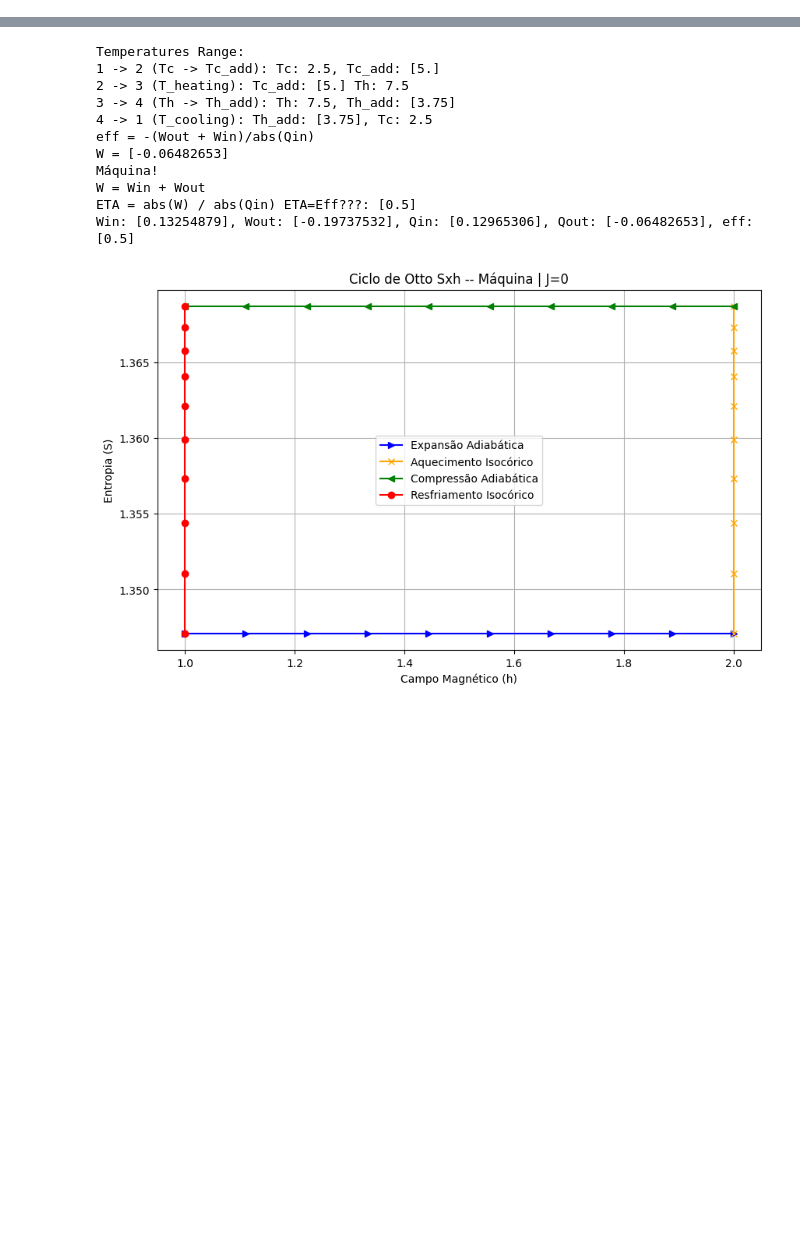
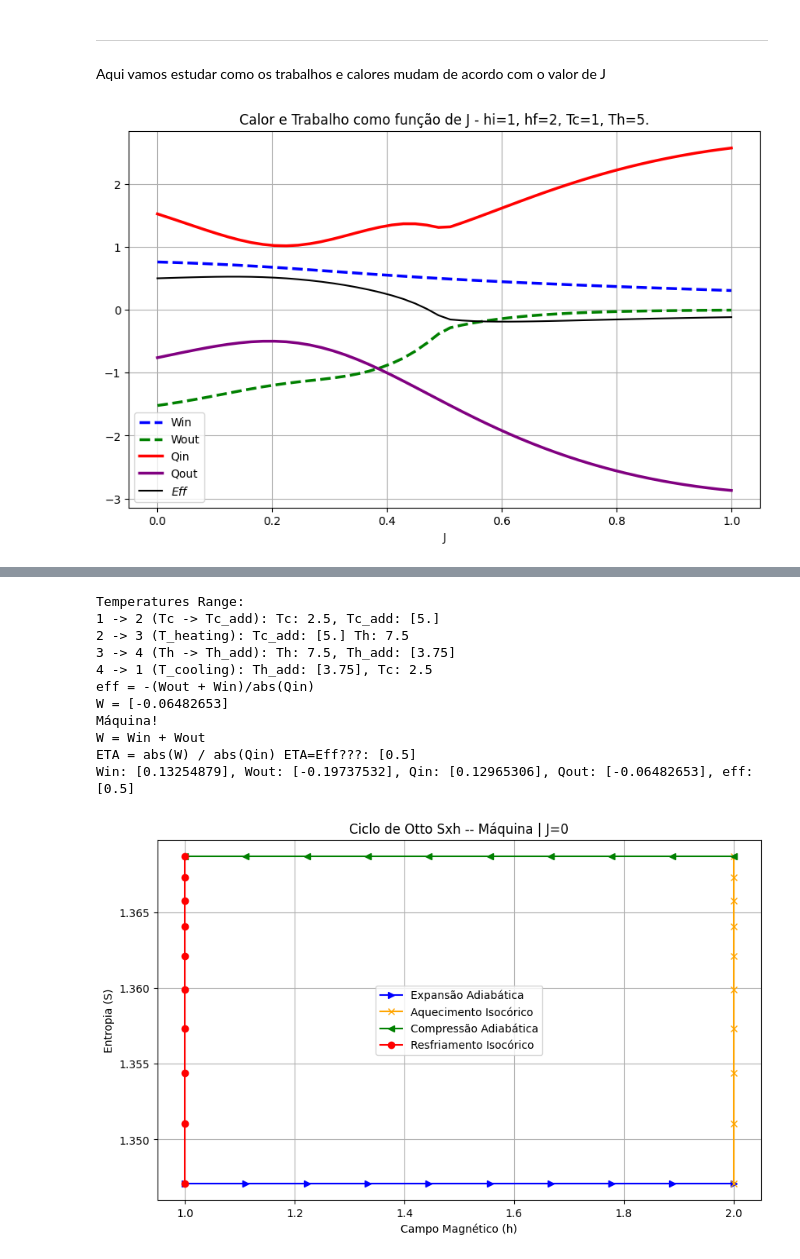
Before and after one commit to machadojoaopaulo/QuantumThermodynamics, a Jupyter notebook: MxB-classico.ipynb, the cells around one changed output, grey strips where cells are left out. Saved outputs shown, nothing was run; the diff lists cells and outputs as text; code cells hidden in the pictures; blank space fills up the shorter version.

```diff
--- a/MxB-classico.ipynb
+++ b/MxB-classico.ipynb
@@ -2,7 +4,7 @@
 import numpy as np
 
 def Z(J,h,T):
-    Z = 1 + 2*(np.cosh(h/T)) + np.exp(J/T)
+    Z = (1 + 2*(np.cosh(h/T)) + np.exp(J/T))
     return Z
 
 def energia_Livre(J, h, T):
@@ -249,3 +279,51 @@ def plot_ciclo_SxB(J, hi, hf, h_values_i, h_values_f, S_values_i , S_values_f, S
     #plot_ciclo_MxB(T_values_i, T_values_f, h_values_i, h_values_f, S_values_i, S_values_f, T_heating_values, T_cooling_values):
 
     #plot_ciclo_MxB(hi, hf, h_values_i, h_values_f, M_exp_add, M_aquec_iso, M_comp_add, M_resfri_iso):
+# %% [markdown]
+----------------------------
+# %% [markdown]
+Aqui vamos estudar como os trabalhos e calores mudam de acordo com o valor de J
+# %%
+import numpy as np
+import matplotlib.pyplot as plt
+
+def plot_energies_x_J(J_range, hi, hf, Tc, Th, PASSOS):
+
+    J = np.linspace(0.001, J_range, 50)
+
+
+    Win = np.zeros_like(J)
+    Wout = np.zeros_like(J)
+    Qin = np.zeros_like(J)
+    Qout = np.zeros_like(J)
+    eff = np.zeros_like(J)
+
+    for i, Jj in enumerate(J):
+
+        Tc_add, Th_add, T_values_i, T_values_f, h_values_i, h_values_f, S_values_i, S_values_f, T_heating_values, T_cooling_values, S_heating_values, S_cooling_values= calcula_T_Ciclo_MxB(Jj, hi, hf, Tc, Th, PASSOS)
+        Win[i], Wout[i], Qin[i], Qout[i], eff[i] = Ciclo_de_Otto_MxB(Jj, hi, hf, Tc, Tc_add, Th, Th_add)
+
+
+    plt.figure(figsize=(10,6))
+    plt.plot(J, Win, label='Win', color='blue', lw=2.5, linestyle='--')
+    plt.plot(J, Wout, label='Wout', color='green', lw=2.5, linestyle='--' )
+    plt.plot(J, Qin, label='Qin', color='red', lw=2.5)
+    plt.plot(J, Qout, label='Qout', color='purple', lw=2.5)
+    plt.plot(J, eff, label='$Eff$', color='black')
+    #plt.xticks(np.arange(0.3, 0.8, 0.02))
+    plt.title(f'Calor e Trabalho como função de J - hi={1}, hf={2}, Tc={Tc}, Th={Th}.')
+    plt.xlabel('J')
+    plt.legend()
+    plt.grid(True)
+
+    plt.show()
+# %%
+J_range = 1
+hi = 1
+hf = 2
+Tc = 1
+Th = 5
+PASSOS = 5
+plot_energies_x_J(J_range, hi, hf, Tc, Th, PASSOS)
+# %% [output]
+[figure, added]
```
Also changed, not shown: parts of 7 cells of this notebook, 2 other files.
